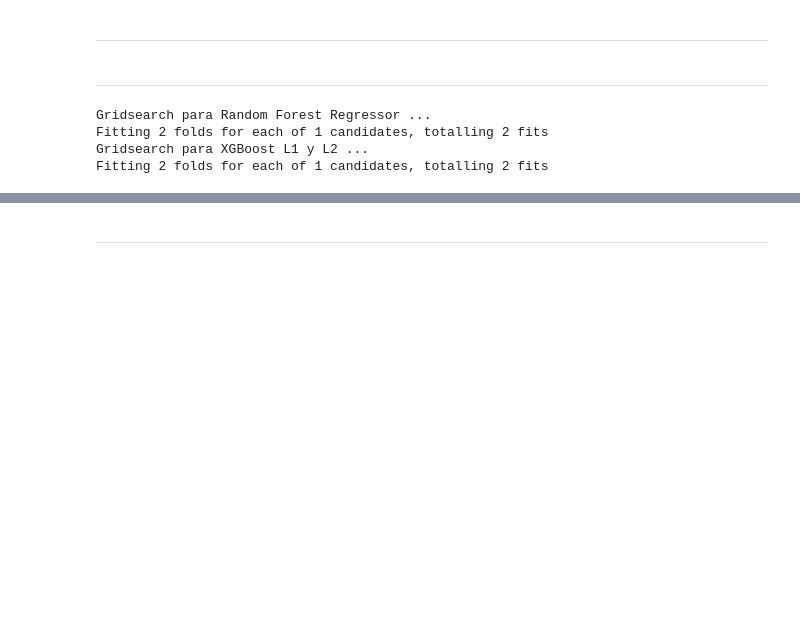
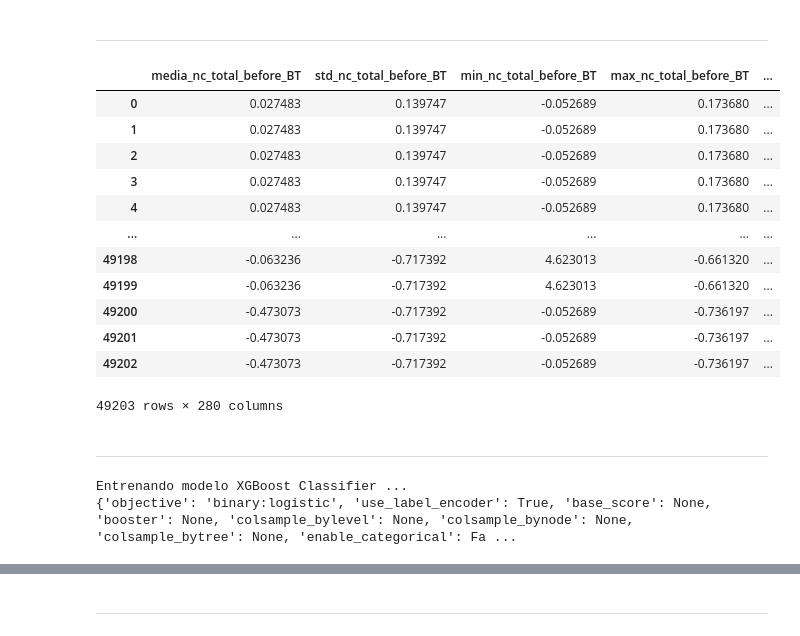
Before and after one commit to jtentor/DHDSFW, a Jupyter notebook: Features_01.ipynb, the cells around one changed output, grey strips where cells are left out. Drawn from its saved outputs; the diff is of its cells as text; code cells hidden in the pictures; blank space fills up the shorter version.

```diff
--- a/Features_01.ipynb
+++ b/Features_01.ipynb
@@ -248,17 +156,57 @@ X_train = pd.DataFrame(
+# %%
+X_train
+# %% [output]
+|  | media_nc_total_before_BT | std_nc_total_before_BT | min_nc_total_before_BT | max_nc_total_before_BT | ... |
+| 0 | 0.027483 | 0.139747 | -0.052689 | 0.173680 | ... |
+| 1 | 0.027483 | 0.139747 | -0.052689 | 0.173680 | ... |
+| 2 | 0.027483 | 0.139747 | -0.052689 | 0.173680 | ... |
+| 3 | 0.027483 | 0.139747 | -0.052689 | 0.173680 | ... |
+| 4 | 0.027483 | 0.139747 | -0.052689 | 0.173680 | ... |
+| ... | ... | ... | ... | ... | ... |
+| 49198 | -0.063236 | -0.717392 | 4.623013 | -0.661320 | ... |
+| 49199 | -0.063236 | -0.717392 | 4.623013 | -0.661320 | ... |
+| 49200 | -0.473073 | -0.717392 | -0.052689 | -0.736197 | ... |
+| 49201 | -0.473073 | -0.717392 | -0.052689 | -0.736197 | ... |
+| 49202 | -0.473073 | -0.717392 | -0.052689 | -0.736197 | ... |
+49203 rows × 280 columns
 # %% [markdown]
 ---
-# %%
-# ignore code
-if True :
-    rm_columns = ['model', 'params', 'cv_score', 'RMSE']
-    rm_result = pd.DataFrame(columns=rm_columns)
-
-    rm_result = rm_evaluate(rm_result, rm_models, X_train, y_train)
-
-    pd.options.display.max_colwidth = 500
-    rm_result.sort_values(by=['RMSE'], axis='index')
-# %% [output]
-Gridsearch para Random Forest Regressor ...
-Fitting 2 folds for each of 1 candidates, totalling 2 fits
-Gridsearch para XGBoost L1 y L2 ...
-Fitting 2 folds for each of 1 candidates, totalling 2 fits
+# %%
+if True :
+# ---
+    class Eval_Estimator :
+        u'''
+        '''
+
+        def __init__(self, name, estimator, params=None) :
+            self.name = name
+            self.estimator = estimator
+            self.params = params
+
+            return
+# ---
+    model = Eval_Estimator(
+        name='XGBoost Classifier',
+        estimator=xgb.XGBClassifier(),
+        params={
+            'eval_metric' : 'auc', #
+            'gamma' : 0, # (min_split_loss) minimum loss reduction
+            'learning_rate' : 0.0001, # (eta) step size shrinkage
+            'max_delta_step' : 1e6, # extremely imbalanced
+            'max_depth' : 20, # maximum depth of tree
+            'n_estimators' : 500,
+            'n_jobs' : -1, # use all processors
+            'objective' : 'binary:logistic', # for binary classification
+            'random_state' : 127,
+            'verbosity' : 0,
+        }
+    )
+# ---
+    model.estimator.set_params(**model.params)
+    print('Entrenando modelo', model.name, '...')
+    print(model.estimator.get_params())
+    model.estimator.fit(X_train, y_train)
+# ---
+# %% [output]
+Entrenando modelo XGBoost Classifier ...
+{'objective': 'binary:logistic', 'use_label_encoder': True, 'base_score': None, 'booster': None, 'colsample_bylevel': None, 'colsample_bynode': None, 'colsample_bytree': None, 'enable_categorical': Fa ...
```
Also changed, not shown: parts of 16 cells of this notebook.
